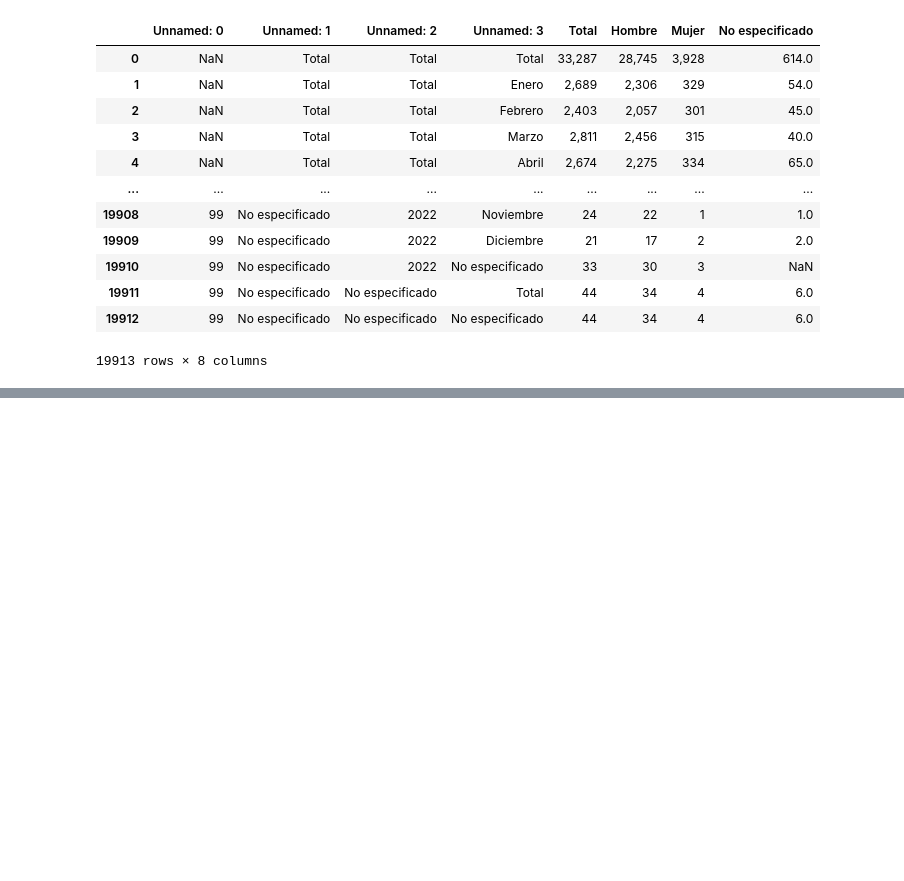
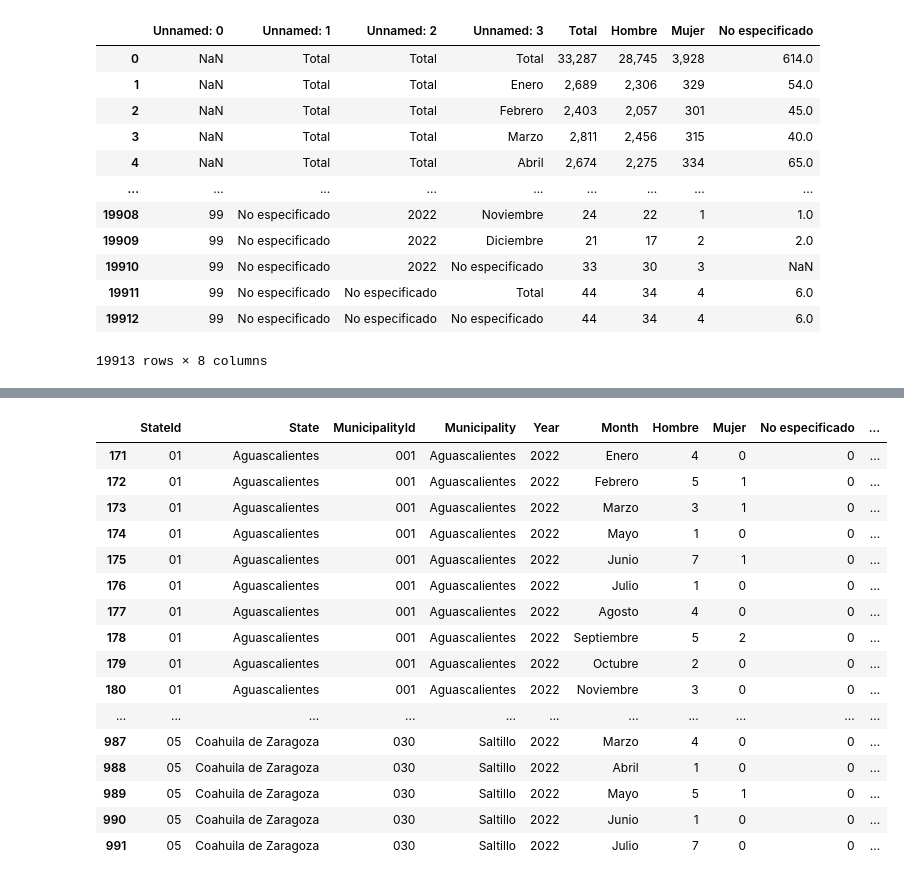
Before and after one commit to enteoo1/defuncion-homicidio-inegi, a Jupyter notebook: python/clean_db.ipynb, the cells around one changed output, grey strips where cells are left out. Drawn from its saved outputs; the diff is of its cells as text; code cells hidden in the pictures; blank space fills up the shorter version.

```diff
--- a/python/clean_db.ipynb
+++ b/python/clean_db.ipynb
@@ -145,0 +189,25 @@ dirty.head(100)
+# %%
+#drop rows with 'Totals' as we won't use them
+dirty.drop(dirty.loc[dirty['Year']=='Total'].index, inplace=True)
+dirty.drop(dirty.loc[dirty['Month']=='Total'].index, inplace=True)
+dirty.drop(dirty.loc[dirty['Municipality']=='Total'].index, inplace=True)
+dirty.drop(dirty.loc[dirty['MunicipalityId']=='000'].index, inplace=True)
+dirty.head(300)
+# %% [output]
+|  | StateId | State | MunicipalityId | Municipality | Year | Month | Hombre | Mujer | No especificado | ... |
+| 171 | 01 | Aguascalientes | 001 | Aguascalientes | 2022 | Enero | 4 | 0 | 0 | ... |
+| 172 | 01 | Aguascalientes | 001 | Aguascalientes | 2022 | Febrero | 5 | 1 | 0 | ... |
+| 173 | 01 | Aguascalientes | 001 | Aguascalientes | 2022 | Marzo | 3 | 1 | 0 | ... |
+| 174 | 01 | Aguascalientes | 001 | Aguascalientes | 2022 | Mayo | 1 | 0 | 0 | ... |
+| 175 | 01 | Aguascalientes | 001 | Aguascalientes | 2022 | Junio | 7 | 1 | 0 | ... |
+| 176 | 01 | Aguascalientes | 001 | Aguascalientes | 2022 | Julio | 1 | 0 | 0 | ... |
+| 177 | 01 | Aguascalientes | 001 | Aguascalientes | 2022 | Agosto | 4 | 0 | 0 | ... |
+| 178 | 01 | Aguascalientes | 001 | Aguascalientes | 2022 | Septiembre | 5 | 2 | 0 | ... |
+| 179 | 01 | Aguascalientes | 001 | Aguascalientes | 2022 | Octubre | 2 | 0 | 0 | ... |
+| 180 | 01 | Aguascalientes | 001 | Aguascalientes | 2022 | Noviembre | 3 | 0 | 0 | ... |
+| ... | ... | ... | ... | ... | ... | ... | ... | ... | ... | ... |
+| 987 | 05 | Coahuila de Zaragoza | 030 | Saltillo | 2022 | Marzo | 4 | 0 | 0 | ... |
+| 988 | 05 | Coahuila de Zaragoza | 030 | Saltillo | 2022 | Abril | 1 | 0 | 0 | ... |
+| 989 | 05 | Coahuila de Zaragoza | 030 | Saltillo | 2022 | Mayo | 5 | 1 | 0 | ... |
+| 990 | 05 | Coahuila de Zaragoza | 030 | Saltillo | 2022 | Junio | 1 | 0 | 0 | ... |
+| 991 | 05 | Coahuila de Zaragoza | 030 | Saltillo | 2022 | Julio | 7 | 0 | 0 | ... |
```
Also changed, not shown: parts of 11 cells of this notebook, 21 other files.
